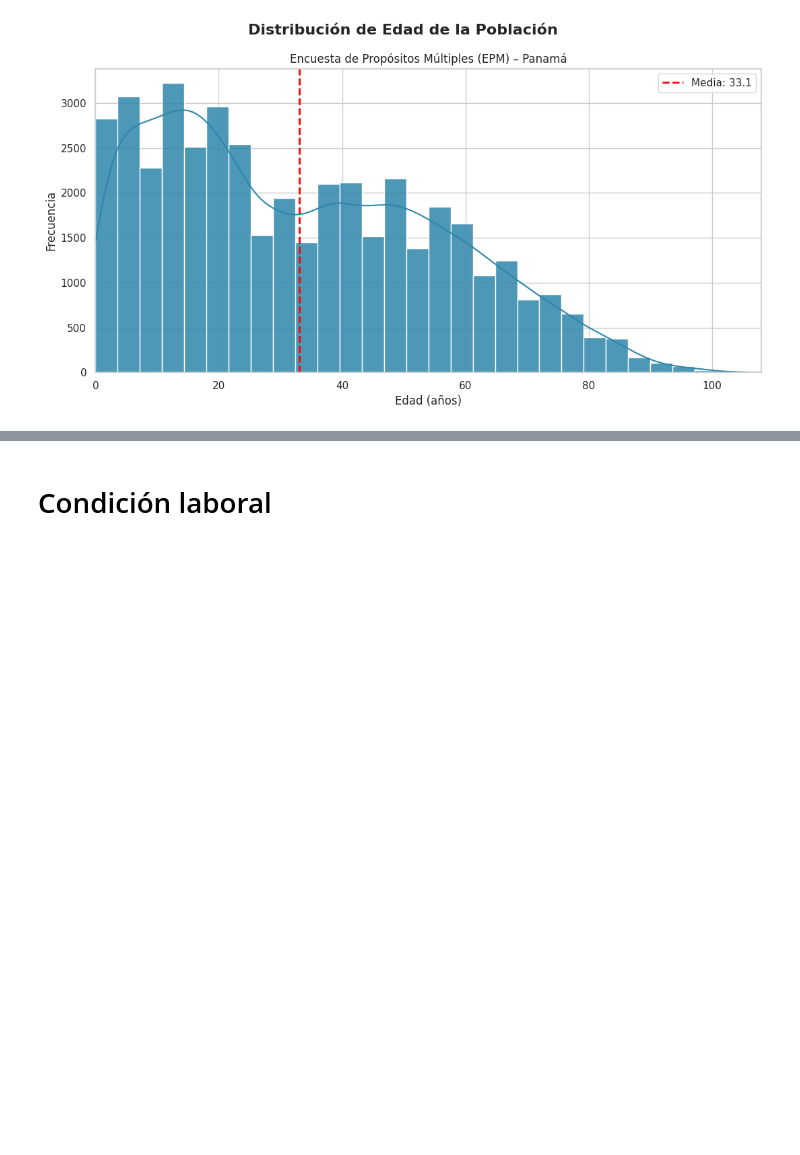
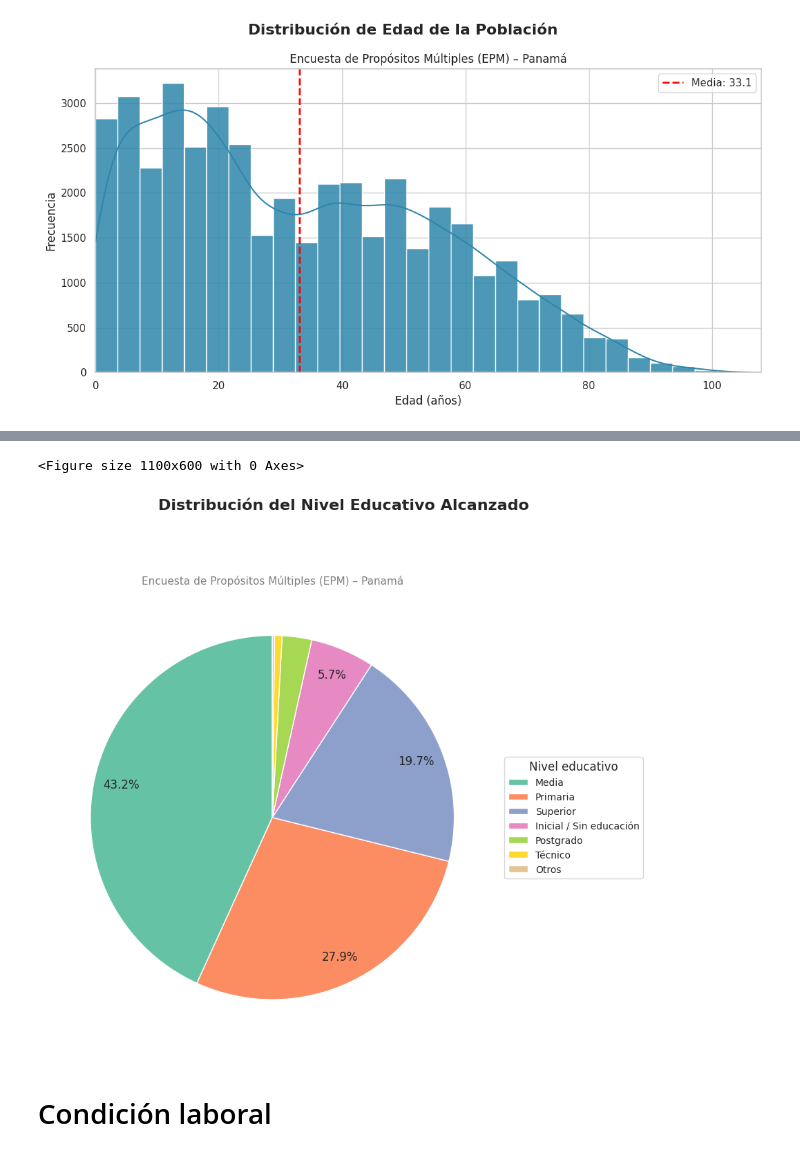
Before and after one commit to edreyesc/ProyectoIngegradorII, a Jupyter notebook: proy_integrador2_empleo_v2.ipynb, the cells around one changed output, grey strips where cells are left out. Drawn from its saved outputs; the diff is of its cells as text; code cells hidden in the pictures; blank space fills up the shorter version.

```diff
--- a/proy_integrador2_empleo_v2.ipynb
+++ b/proy_integrador2_empleo_v2.ipynb
@@ -473,3 +461,63 @@ plt.show()
+# %%
+# Gráfica del nivel educativo alcanzado
+sns.set_theme(style="white")
+
+plt.figure(figsize=(11,6))
+
+# Conteo y orden
+conteo = df_mayores_18['educacion_grupo'].value_counts()
+orden = conteo.index
+
+
+plt.figure(figsize=(9,9))
+
+wedges, texts, autotexts = plt.pie(
+    conteo,
+    labels=None,
+    autopct='%1.1f%%',
+    startangle=90,
+    colors = sns.color_palette("Set2", len(conteo)),
+    pctdistance=0.85,
+    labeldistance=1.1,
+    wedgeprops={'edgecolor': 'white', 'linewidth': 1},
+)
+
+for i, (wedge, pct) in enumerate(zip(wedges, conteo / conteo.sum() * 100)):
+
+    if pct < 5:  # umbral para mover afuera
+
+        ang = (wedge.theta2 + wedge.theta1) / 2.
+        x = np.cos(np.deg2rad(ang))
+        y = np.sin(np.deg2rad(ang))
+
+        ax.annotate(
+            f"{conteo.index[i]} ({pct:.1f}%)",
+            xy=(x, y),
+            xytext=(1.2*x, 1.2*y),
+            arrowprops=dict(arrowstyle="-"),
+            ha='center',
+            va='center',
+            fontsize=10
+        )
+
+        autotexts[i].set_visible(False)  # oculta el % interno
+
+plt.legend(
+    conteo.index,
+    title="Nivel educativo",
+    loc="center left",
+    bbox_to_anchor=(1, 0.5),
+    fontsize=10
+)
+
+plt.suptitle('Distribución del Nivel Educativo Alcanzado', fontsize=16, fontweight='bold')
+plt.title('Encuesta de Propósitos Múltiples (EPM) – Panamá', fontsize=11, color='gray')
+
+plt.tight_layout()
+plt.show()
+# %% [output]
+<Figure size 1100x600 with 0 Axes>
+[figure, added]
 # %% [markdown]
 # Condición laboral
 # %%
```
Also changed, not shown: parts of 9 cells of this notebook.
